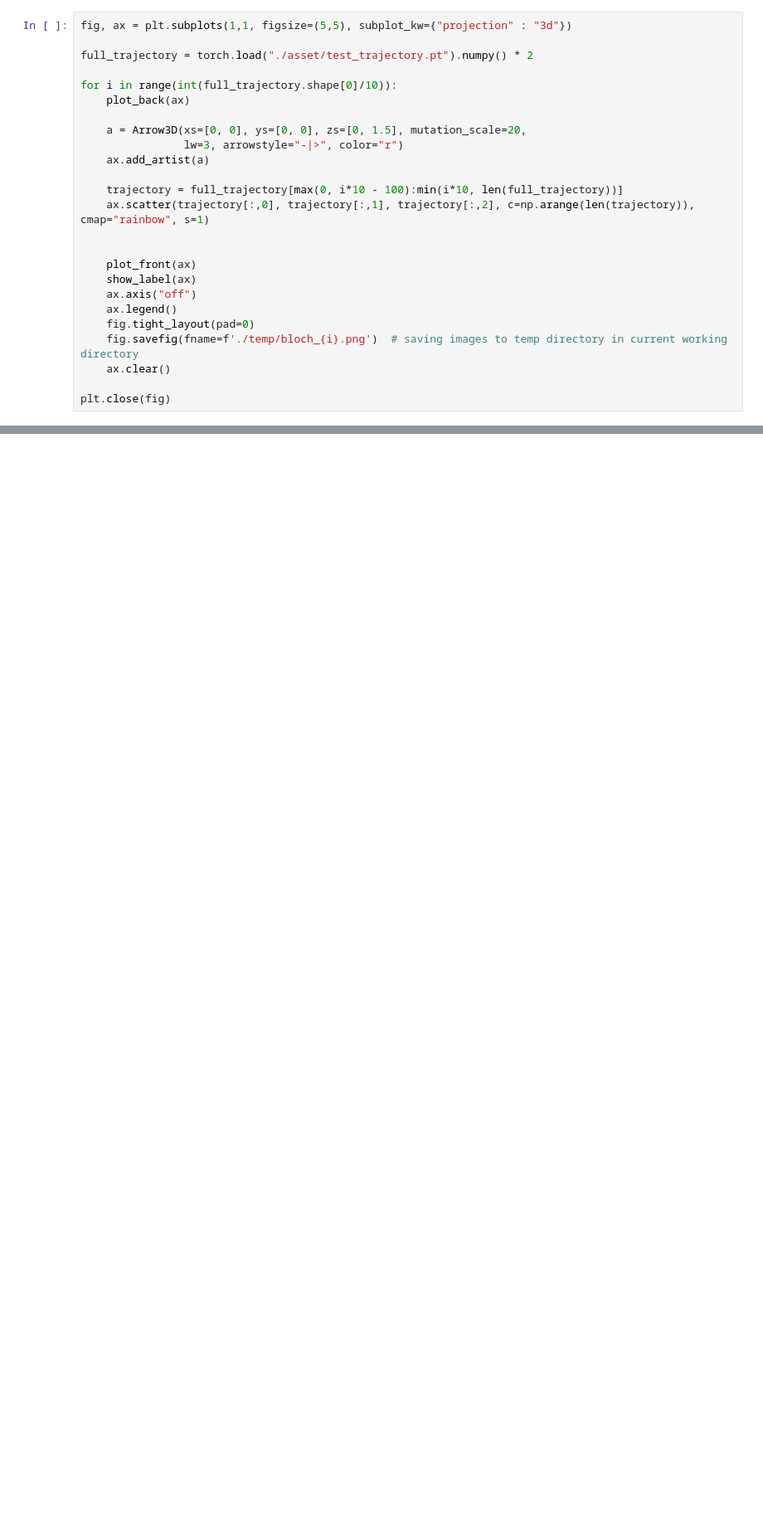
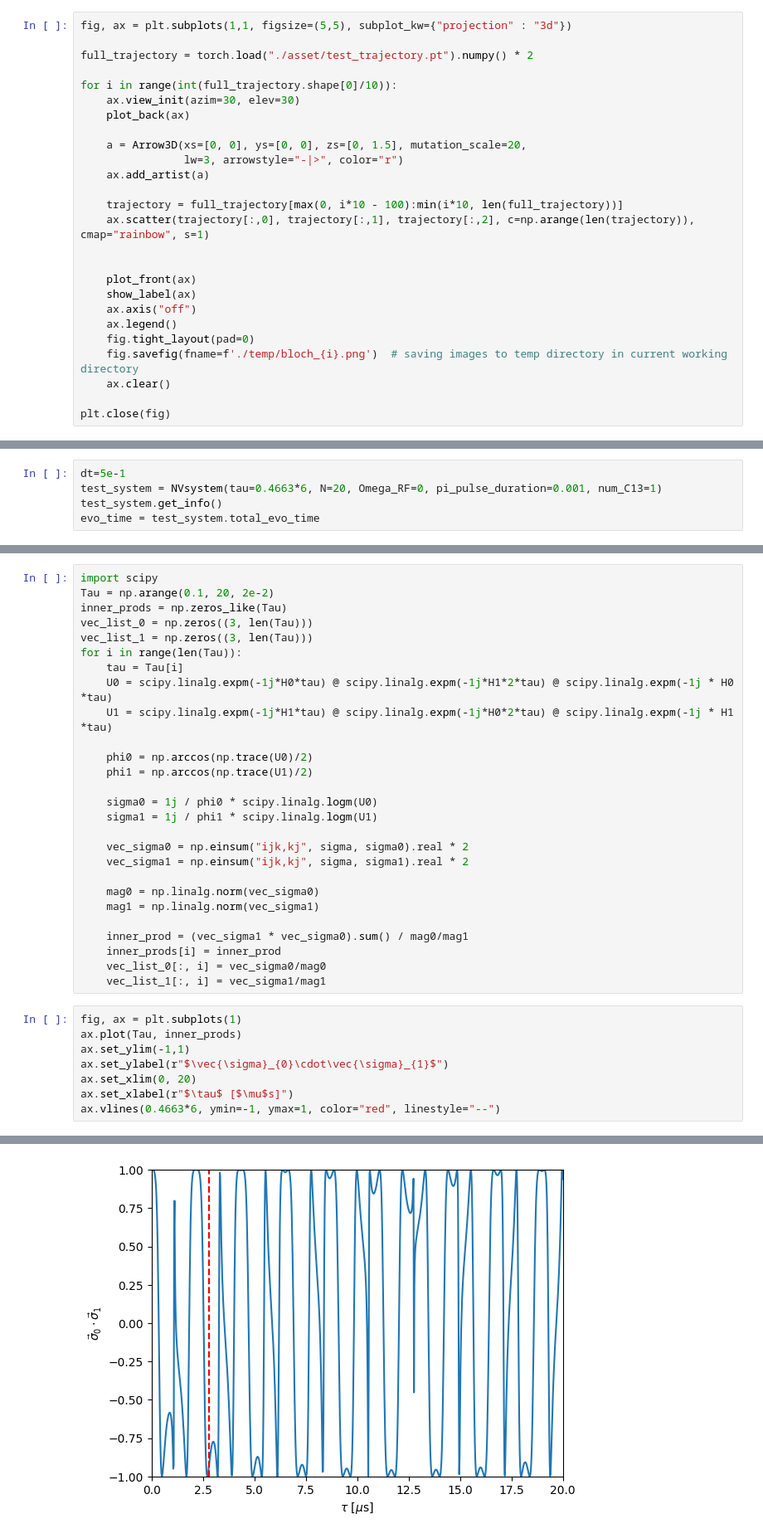
Before and after one commit to Waterbird20/LabMeeting, a Jupyter notebook: Meeting_251024/src/simulation/test.ipynb, the cells around one changed output, grey strips where cells are left out. Shown at 83% size. Cells and saved outputs as stored; diff of their text form; blank space fills up the shorter version.

```diff
--- a/Meeting_251024/src/simulation/test.ipynb
+++ b/Meeting_251024/src/simulation/test.ipynb
@@ -99,6 +382,7 @@ fig, ax = plt.subplots(1,1, figsize=(5,5), subplot_kw={"projection" : "3d"})
 full_trajectory = torch.load("./asset/test_trajectory.pt").numpy() * 2
 
 for i in range(int(full_trajectory.shape[0]/10)):
+    ax.view_init(azim=30, elev=30)
     plot_back(ax)
 
     a = Arrow3D(xs=[0, 0], ys=[0, 0], zs=[0, 1.5], mutation_scale=20,
@@ -140,0 +642,5 @@ Input #0, image2, from 'temp/bloch_%01d.png':
+# %%
+dt=5e-1
+test_system = NVsystem(tau=0.4663*6, N=20, Omega_RF=0, pi_pulse_duration=0.001, num_C13=1)
+test_system.get_info()
+evo_time = test_system.total_evo_time
@@ -140,0 +673,36 @@ Input #0, image2, from 'temp/bloch_%01d.png':
+# %%
+import scipy
+Tau = np.arange(0.1, 20, 2e-2)
+inner_prods = np.zeros_like(Tau)
+vec_list_0 = np.zeros((3, len(Tau)))
+vec_list_1 = np.zeros((3, len(Tau)))
+for i in range(len(Tau)):
+    tau = Tau[i]
+    U0 = scipy.linalg.expm(-1j*H0*tau) @ scipy.linalg.expm(-1j*H1*2*tau) @ scipy.linalg.expm(-1j * H0 *tau)
+    U1 = scipy.linalg.expm(-1j*H1*tau) @ scipy.linalg.expm(-1j*H0*2*tau) @ scipy.linalg.expm(-1j * H1 *tau)
+
+    phi0 = np.arccos(np.trace(U0)/2)
+    phi1 = np.arccos(np.trace(U1)/2)
+
+    sigma0 = 1j / phi0 * scipy.linalg.logm(U0)
+    sigma1 = 1j / phi1 * scipy.linalg.logm(U1)
+
+    vec_sigma0 = np.einsum("ijk,kj", sigma, sigma0).real * 2
+    vec_sigma1 = np.einsum("ijk,kj", sigma, sigma1).real * 2
+
+    mag0 = np.linalg.norm(vec_sigma0)
+    mag1 = np.linalg.norm(vec_sigma1)
+
+    inner_prod = (vec_sigma1 * vec_sigma0).sum() / mag0/mag1
+    inner_prods[i] = inner_prod
+    vec_list_0[:, i] = vec_sigma0/mag0
+    vec_list_1[:, i] = vec_sigma1/mag1
+# %%
+fig, ax = plt.subplots(1)
+ax.plot(Tau, inner_prods)
+ax.set_ylim(-1,1)
+ax.set_ylabel(r"$\vec{\sigma}_{0}\cdot\vec{\sigma}_{1}$")
+ax.set_xlim(0, 20)
+ax.set_xlabel(r"$\tau$ [$\mu$s]")
+ax.vlines(0.4663*6, ymin=-1, ymax=1, color="red", linestyle="--")
+# %% [output]
@@ -140,0 +710 @@ Input #0, image2, from 'temp/bloch_%01d.png':
+[figure, added]
```
Also changed, not shown: parts of 20 cells of this notebook, 6 other files.
